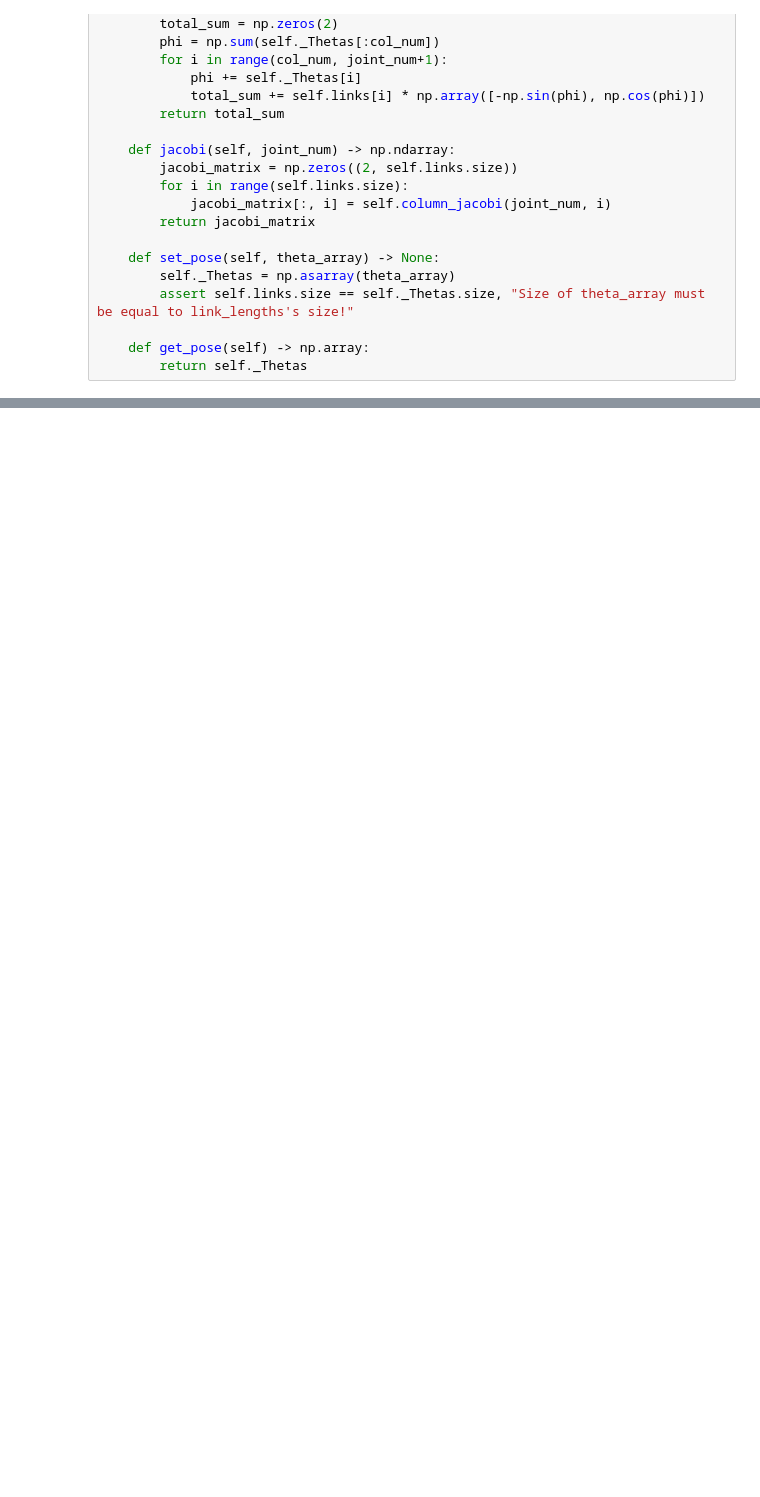
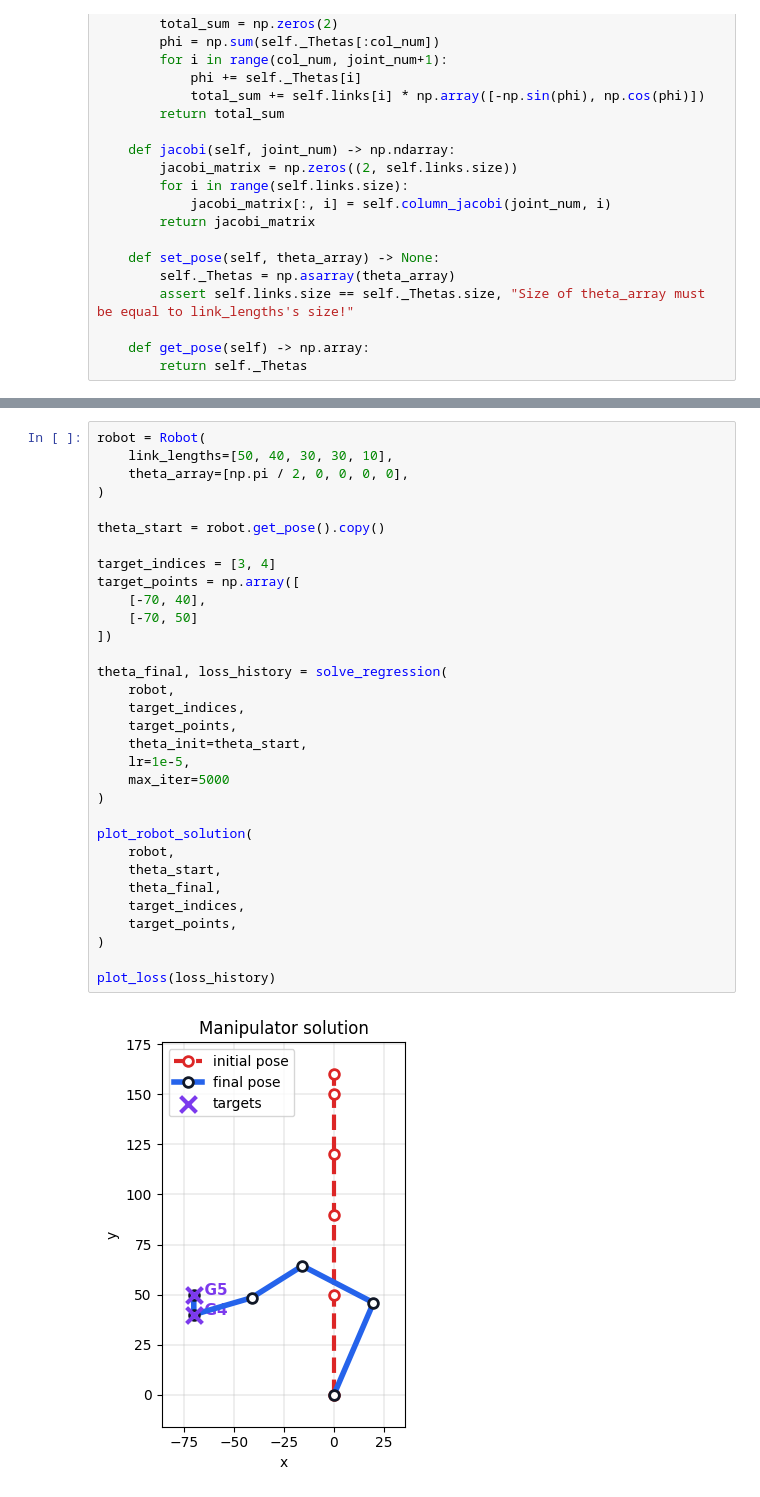
Before and after one commit to n-sukhov/manipulator-ml-control, a Jupyter notebook: manipulator_ml_control.ipynb, the cells around one changed output, grey strips where cells are left out. Cells and saved outputs as stored; diff of their text form; blank space fills up the shorter version.

Commit message:
Upload plots

```diff
--- a/manipulator_ml_control.ipynb
+++ b/manipulator_ml_control.ipynb
@@ -93,0 +202,34 @@ def solve_regression(
+# %%
+robot = Robot(
+    link_lengths=[50, 40, 30, 30, 10],
+    theta_array=[np.pi / 2, 0, 0, 0, 0],
+)
+
+theta_start = robot.get_pose().copy()
+
+target_indices = [3, 4]
+target_points = np.array([
+    [-70, 40],
+    [-70, 50]
+])
+
+theta_final, loss_history = solve_regression(
+    robot,
+    target_indices,
+    target_points,
+    theta_init=theta_start,
+    lr=1e-5,
+    max_iter=5000
+)
+
+plot_robot_solution(
+    robot,
+    theta_start,
+    theta_final,
+    target_indices,
+    target_points,
+)
+
+plot_loss(loss_history)
+# %% [output]
+[figure, added]
```
Also changed, not shown: parts of 4 cells of this notebook, 2 other files.
